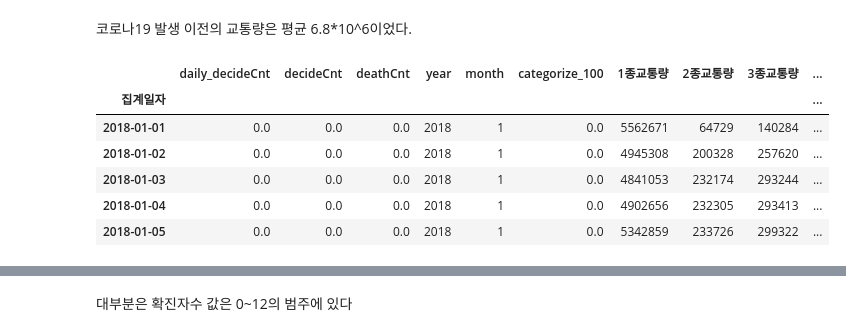
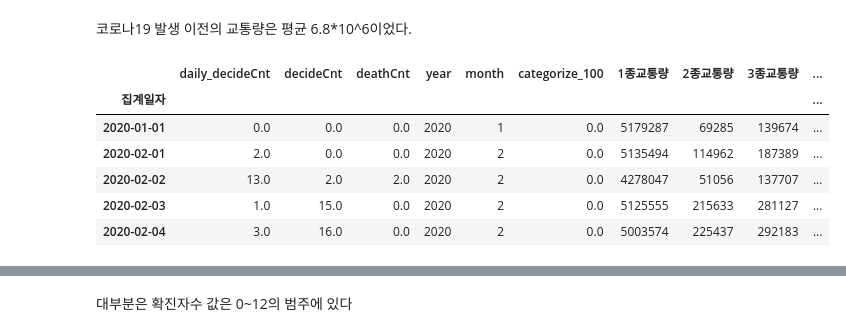
Before and after one commit to WooShangHyeon/damentor_3, a Jupyter notebook: SamhyeonTech_Covid19_Traffic_Project-Copy1.ipynb, the cells around one changed output, grey strips where cells are left out. Cells and saved outputs as stored; diff of their text form; code cells hidden in the pictures.

```diff
--- a/SamhyeonTech_Covid19_Traffic_Project-Copy1.ipynb
+++ b/SamhyeonTech_Covid19_Traffic_Project-Copy1.ipynb
@@ -487,23 +487,21 @@ traffic_data_total=traffic_data.groupby('집계일자')['1종교통량', '2종
 # %%
 #교통량 데이터와 코로나19 확진자수 데이터를 날짜를 기준으로 병합
 
 data_mart_total=covid_data_new.join(traffic_data_total, how='right')
 data_mart_total['date']=data_mart_total.index
 days={0:'MON',1:'TUE',2:'WED',3:'THU',4:'FRI',5:'SAT',6:'SUN'}
 data_mart_total['day_of_week']=data_mart_total.index.dayofweek
 data_mart_total.day_of_week=data_mart_total.day_of_week.apply(lambda x : days[x])
-data_mart_total.decideCnt=data_mart_total.decideCnt.fillna(0)
-data_mart_total.daily_decideCnt=data_mart_total.daily_decideCnt.fillna(0)
-data_mart_total.deathCnt=data_mart_total.deathCnt.fillna(0)
+data_mart_total=data_mart_total.dropna()
 data_mart_total['year']=data_mart_total.index.year
 data_mart_total['month']=data_mart_total.index.month
 data_mart_total['categorize_100']=data_mart_total.daily_decideCnt//100
 data_mart_total.head()
 # %% [output]
 |  | daily_decideCnt | decideCnt | deathCnt | year | month | categorize_100 | 1종교통량 | 2종교통량 | 3종교통량 | ... |
 | 집계일자 |  |  |  |  |  |  |  |  |  | ... |
-| 2018-01-01 | 0.0 | 0.0 | 0.0 | 2018 | 1 | 0.0 | 5562671 | 64729 | 140284 | ... |
-| 2018-01-02 | 0.0 | 0.0 | 0.0 | 2018 | 1 | 0.0 | 4945308 | 200328 | 257620 | ... |
-| 2018-01-03 | 0.0 | 0.0 | 0.0 | 2018 | 1 | 0.0 | 4841053 | 232174 | 293244 | ... |
-| 2018-01-04 | 0.0 | 0.0 | 0.0 | 2018 | 1 | 0.0 | 4902656 | 232305 | 293413 | ... |
-| 2018-01-05 | 0.0 | 0.0 | 0.0 | 2018 | 1 | 0.0 | 5342859 | 233726 | 299322 | ... |
+| 2020-01-01 | 0.0 | 0.0 | 0.0 | 2020 | 1 | 0.0 | 5179287 | 69285 | 139674 | ... |
+| 2020-02-01 | 2.0 | 0.0 | 0.0 | 2020 | 2 | 0.0 | 5135494 | 114962 | 187389 | ... |
+| 2020-02-02 | 13.0 | 2.0 | 2.0 | 2020 | 2 | 0.0 | 4278047 | 51056 | 137707 | ... |
+| 2020-02-03 | 1.0 | 15.0 | 0.0 | 2020 | 2 | 0.0 | 5125555 | 215633 | 281127 | ... |
+| 2020-02-04 | 3.0 | 16.0 | 0.0 | 2020 | 2 | 0.0 | 5003574 | 225437 | 292183 | ... |
```
Also changed, not shown: parts of 2 cells of this notebook, 2 other files.
